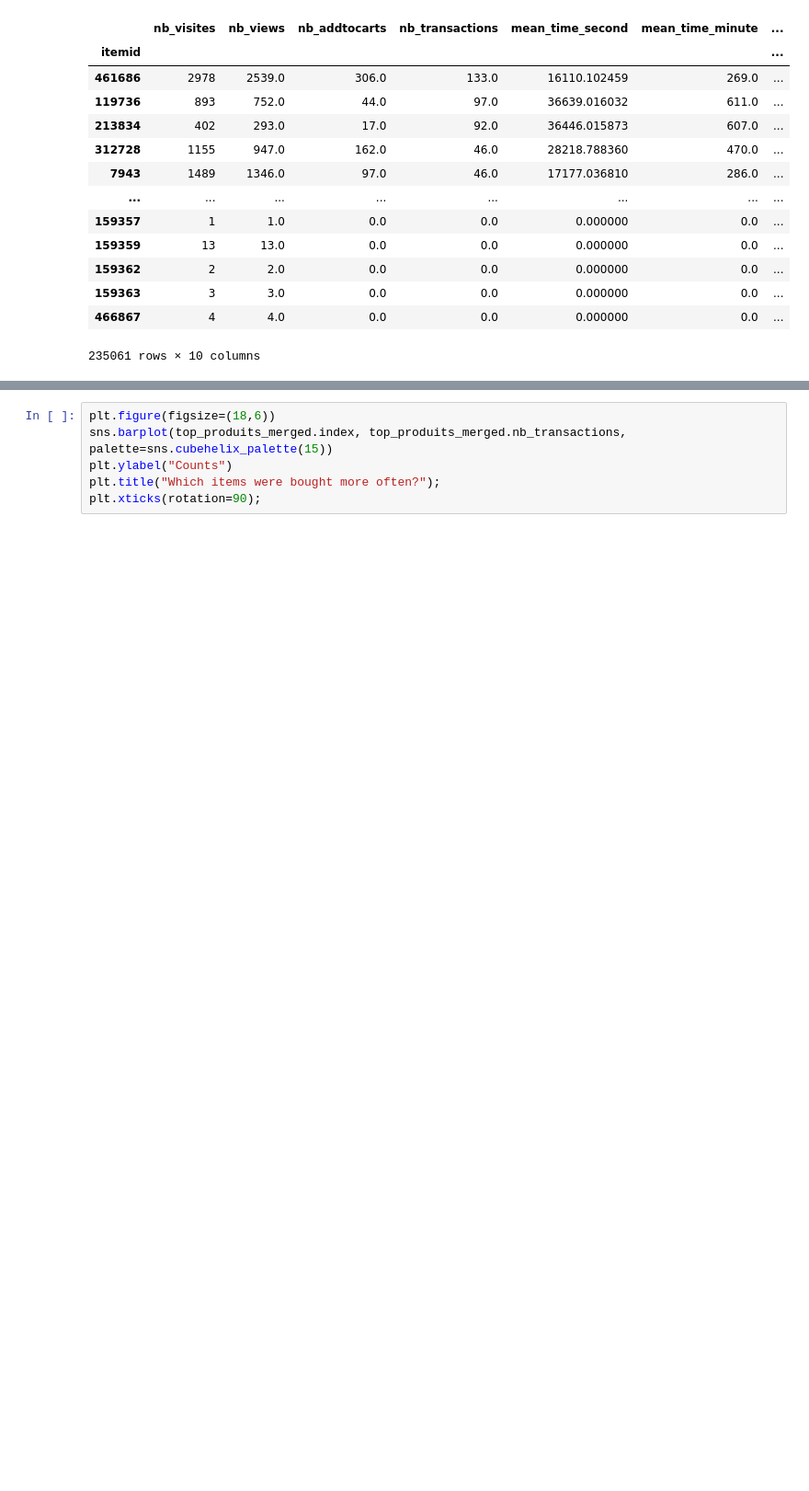
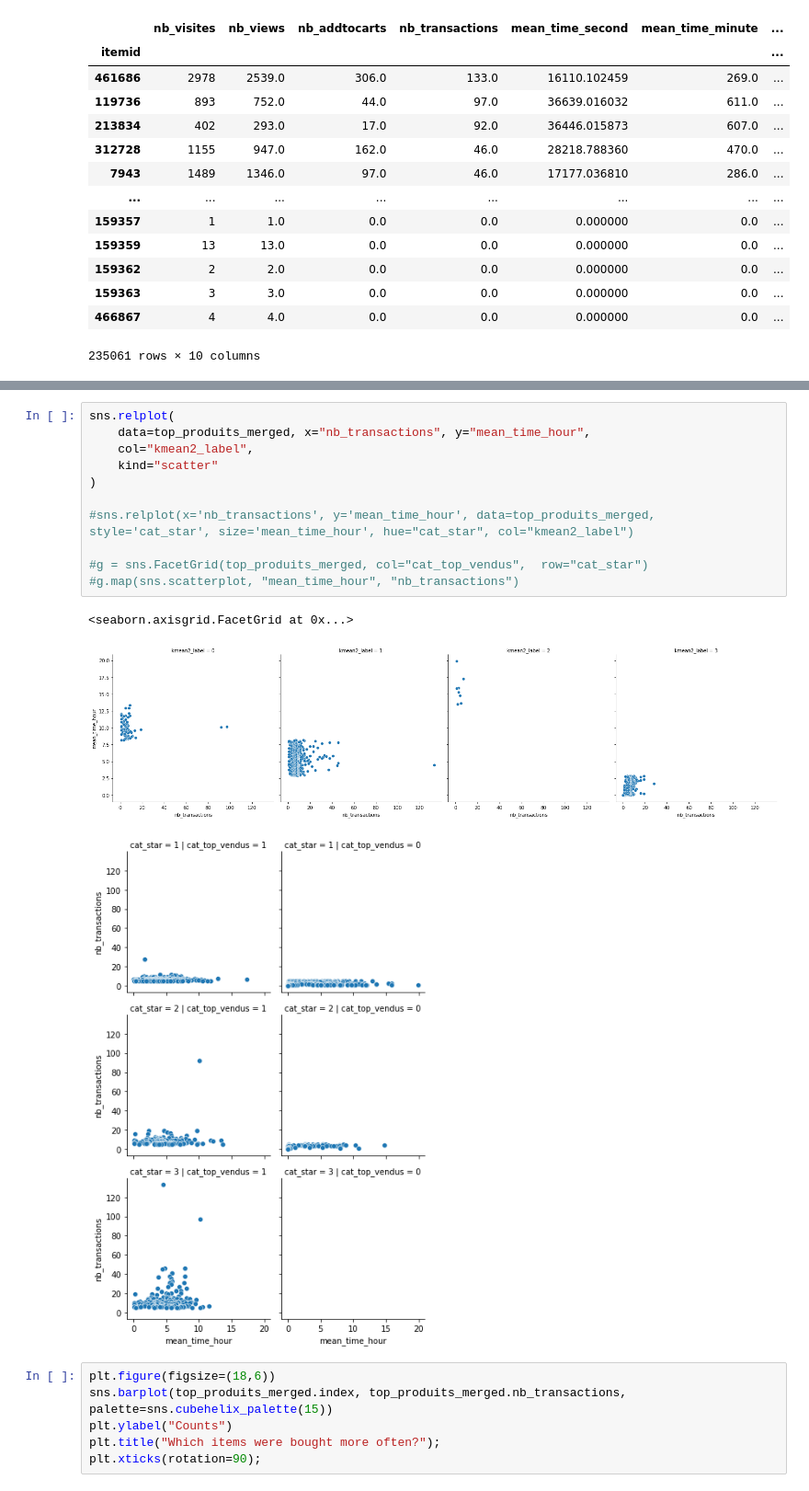
Before and after one commit to soopajot/eCommerce_Customer_Behavior, a Jupyter notebook: time_transaction_items.ipynb, the cells around one changed output, grey strips where cells are left out. Shown at 92% size. Drawn from its saved outputs; the diff is of its cells as text; blank space fills up the shorter version.

```diff
--- a/time_transaction_items.ipynb
+++ b/time_transaction_items.ipynb
@@ -273,3 +344,18 @@ top_produits_merged
+# %%
+sns.relplot(
+    data=top_produits_merged, x="nb_transactions", y="mean_time_hour",
+    col="kmean2_label",
+    kind="scatter"
+)
+
+#sns.relplot(x='nb_transactions', y='mean_time_hour', data=top_produits_merged, style='cat_star', size='mean_time_hour', hue="cat_star", col="kmean2_label")
+
+#g = sns.FacetGrid(top_produits_merged, col="cat_top_vendus",  row="cat_star")
+#g.map(sns.scatterplot, "mean_time_hour", "nb_transactions")
+# %% [output]
+<seaborn.axisgrid.FacetGrid at 0x...>
+[figure, added]
+[figure, added]
 # %%
 plt.figure(figsize=(18,6))
 sns.barplot(top_produits_merged.index, top_produits_merged.nb_transactions, palette=sns.cubehelix_palette(15))
```
Also changed, not shown: parts of 12 cells of this notebook.
